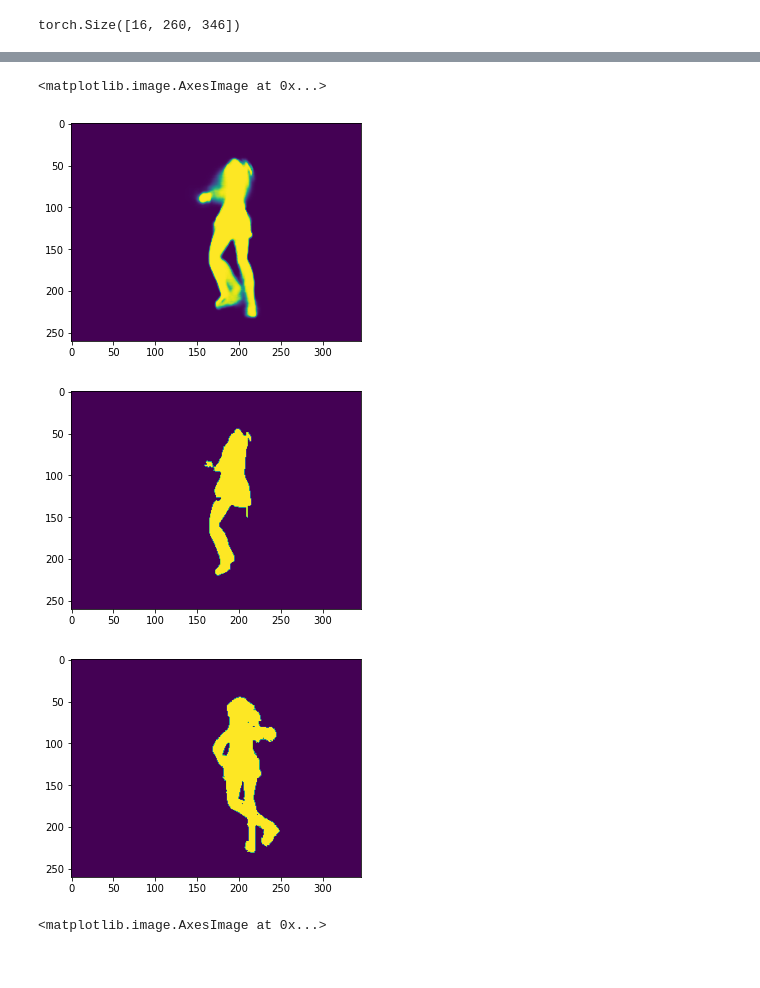
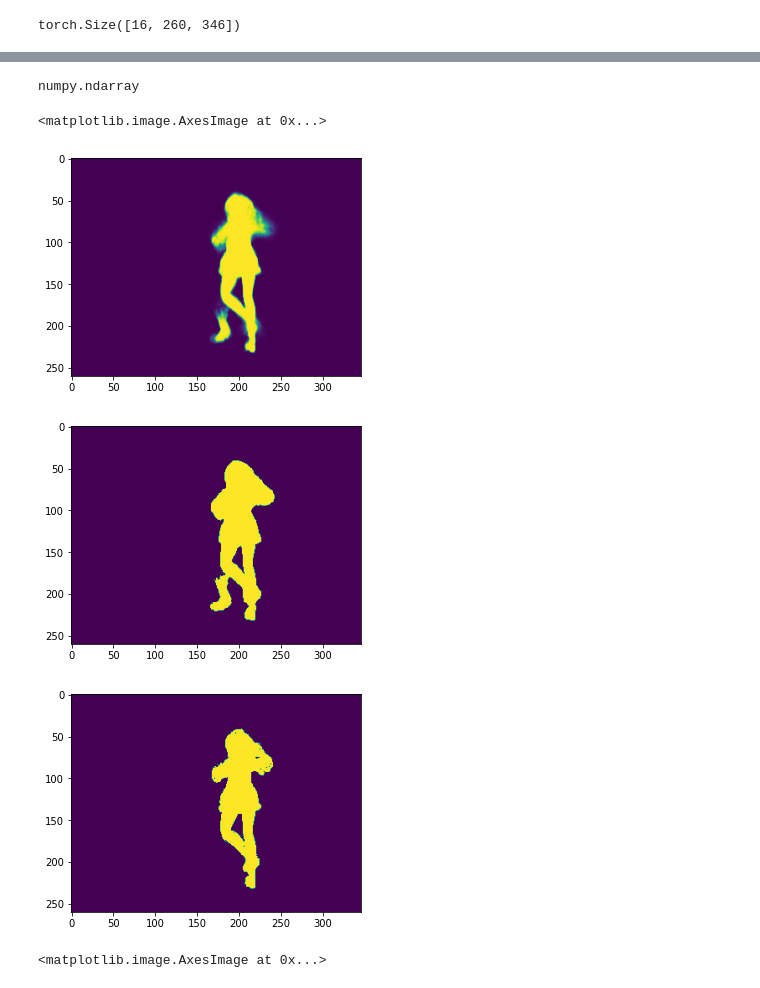
Before and after one commit to EEEEEEYu/U2NetTORE, a Jupyter notebook: notebooks/scratch.ipynb, the cells around one changed output, grey strips where cells are left out. Saved outputs shown, nothing was run; the diff lists cells and outputs as text; code cells hidden in the pictures.

```diff
--- a/notebooks/scratch.ipynb
+++ b/notebooks/scratch.ipynb
@@ -44,7 +67,7 @@ print(str(x))
 # %% [output]
 9.0
 # %%
-with open('./results/res.pkl', 'rb') as f:
+with open('./results/res_cl.pkl', 'rb') as f:
     res = torch.tensor(pkl.load(f))
 
 with open('./results/label.pkl', 'rb') as f:
@@ -64,16 +94,22 @@ tensor(0.0196)
+# %%
+type(res_binary)
+# %% [output]
+numpy.ndarray
 # %%
-res_binary = np.where(res.numpy()[0]>0.25,1,0)
+idx = 4
+res_binary = np.where(res.numpy()[idx]>0.1,1,0)
+# res_binary = np.where(res.numpy()>0.1,1,0)[idx]
 plt.figure()
-plt.imshow(F.sigmoid(res[1]))
+plt.imshow(F.sigmoid(res[idx]))
 plt.figure()
 plt.imshow(res_binary)
 plt.figure()
-plt.imshow(label[0])
+plt.imshow(label[idx])
 # %% [output]
 <matplotlib.image.AxesImage at 0x...>
-[figure, old version]
+[figure, new version]
-[figure, old version]
+[figure, new version]
-[figure, old version]
+[figure, new version]
 # %%
 # %% [output]
 <matplotlib.image.AxesImage at 0x...>
```
Also changed, not shown: parts of 6 cells of this notebook, 3 other files.
